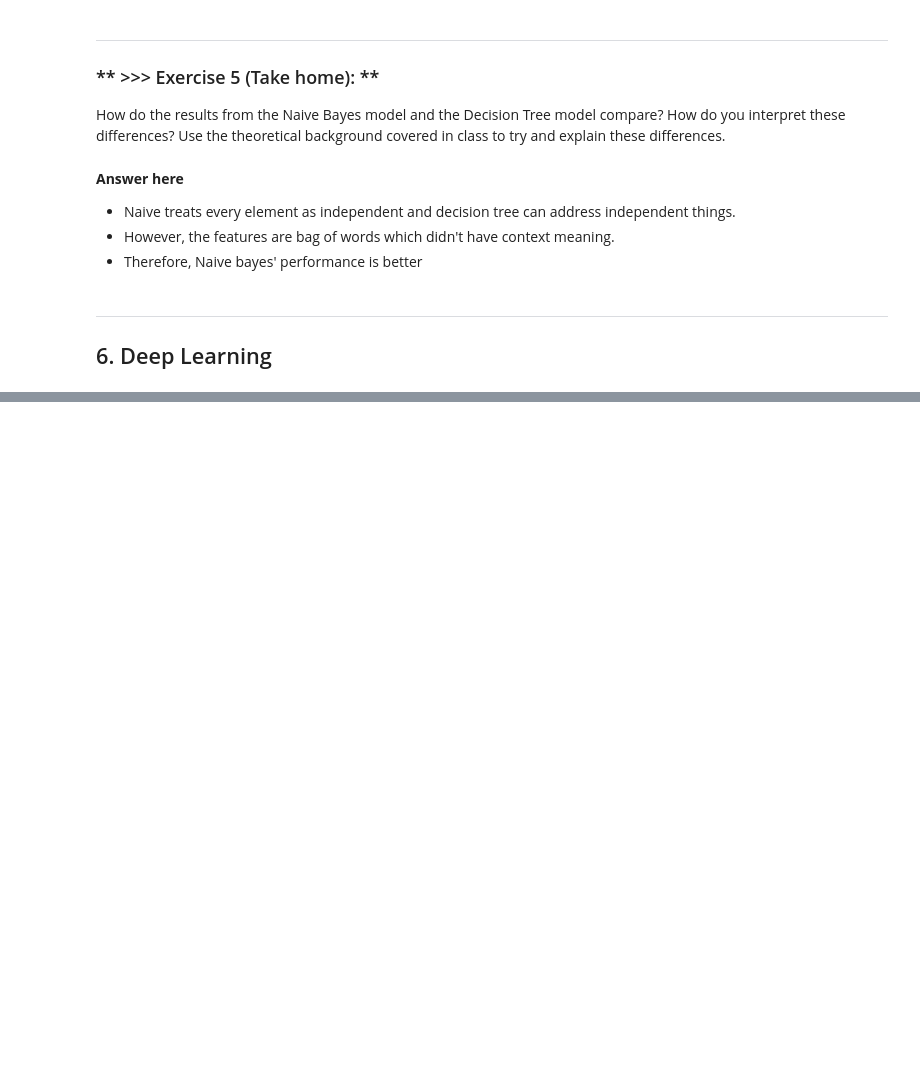
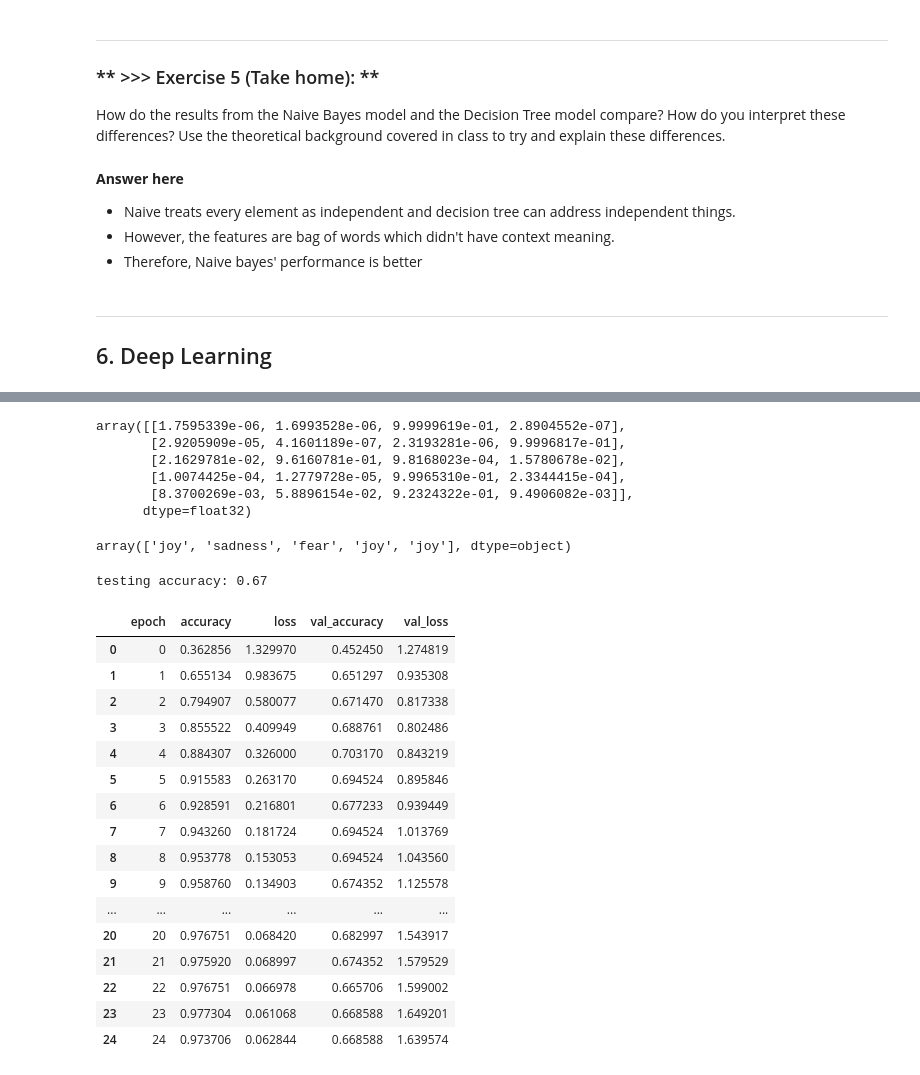
Before and after one commit to kylekylehaha/DM2021-Lab2-HW2, a Jupyter notebook: DM2021-Lab2-Homework.ipynb, the cells around one changed output, grey strips where cells are left out. Cells and saved outputs as stored; diff of their text form; code cells hidden in the pictures; blank space fills up the shorter version.

```diff
--- a/DM2021-Lab2-Homework.ipynb
+++ b/DM2021-Lab2-Homework.ipynb
@@ -472,0 +646,45 @@ How do the results from the Naive Bayes model and the Decision Tree model compar
+# %%
+## predict
+pred_result = model.predict(X_test, batch_size=128)
+pred_result[:5]
+# %% [output]
+array([[1.7595339e-06, 1.6993528e-06, 9.9999619e-01, 2.8904552e-07],
+       [2.9205909e-05, 4.1601189e-07, 2.3193281e-06, 9.9996817e-01],
+       [2.1629781e-02, 9.6160781e-01, 9.8168023e-04, 1.5780678e-02],
+       [1.0074425e-04, 1.2779728e-05, 9.9965310e-01, 2.3344415e-04],
+       [8.3700269e-03, 5.8896154e-02, 9.2324322e-01, 9.4906082e-03]],
+      dtype=float32)
+# %%
+pred_result = label_decode(label_encoder, pred_result)
+pred_result[:5]
+# %% [output]
+array(['joy', 'sadness', 'fear', 'joy', 'joy'], dtype=object)
+# %%
+from sklearn.metrics import accuracy_score
+
+print('testing accuracy: {}'.format(round(accuracy_score(label_decode(label_encoder, y_test), pred_result), 2)))
+# %% [output]
+testing accuracy: 0.67
+# %%
+#Let's take a look at the training log
+training_log = pd.DataFrame()
+training_log = pd.read_csv("logs/training_log.csv")
+training_log
+# %% [output]
+|  | epoch | accuracy | loss | val_accuracy | val_loss |
+| 0 | 0 | 0.362856 | 1.329970 | 0.452450 | 1.274819 |
+| 1 | 1 | 0.655134 | 0.983675 | 0.651297 | 0.935308 |
+| 2 | 2 | 0.794907 | 0.580077 | 0.671470 | 0.817338 |
+| 3 | 3 | 0.855522 | 0.409949 | 0.688761 | 0.802486 |
+| 4 | 4 | 0.884307 | 0.326000 | 0.703170 | 0.843219 |
+| 5 | 5 | 0.915583 | 0.263170 | 0.694524 | 0.895846 |
+| 6 | 6 | 0.928591 | 0.216801 | 0.677233 | 0.939449 |
+| 7 | 7 | 0.943260 | 0.181724 | 0.694524 | 1.013769 |
+| 8 | 8 | 0.953778 | 0.153053 | 0.694524 | 1.043560 |
+| 9 | 9 | 0.958760 | 0.134903 | 0.674352 | 1.125578 |
+| ... | ... | ... | ... | ... | ... |
+| 20 | 20 | 0.976751 | 0.068420 | 0.682997 | 1.543917 |
+| 21 | 21 | 0.975920 | 0.068997 | 0.674352 | 1.579529 |
+| 22 | 22 | 0.976751 | 0.066978 | 0.665706 | 1.599002 |
+| 23 | 23 | 0.977304 | 0.061068 | 0.668588 | 1.649201 |
+| 24 | 24 | 0.973706 | 0.062844 | 0.668588 | 1.639574 |
```
Also changed, not shown: parts of 24 cells of this notebook.
